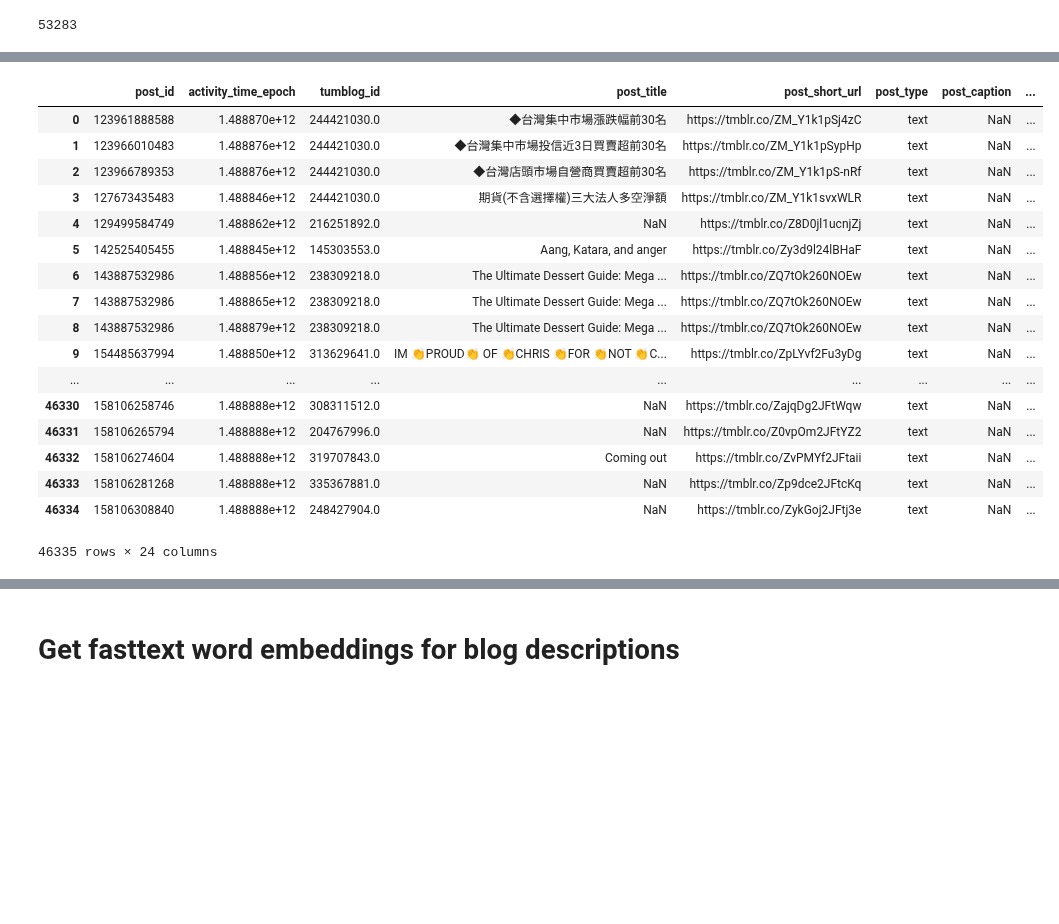
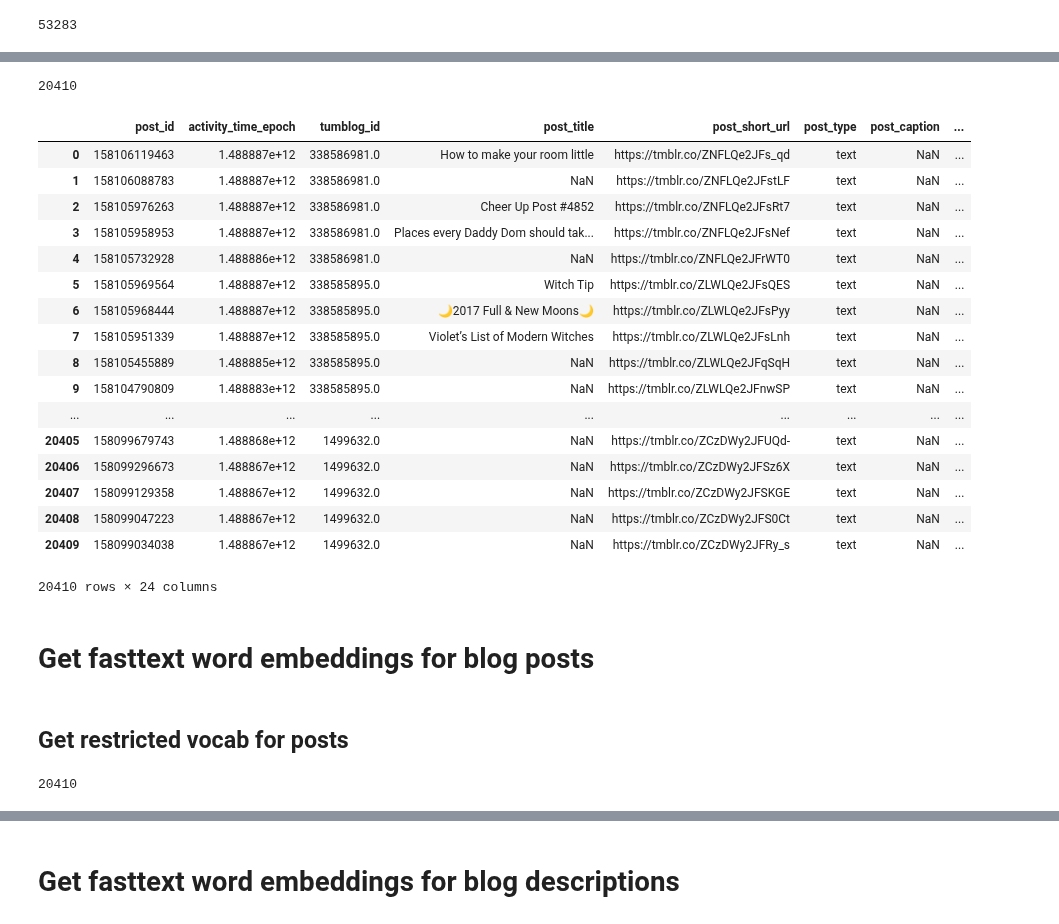
Before and after one commit to michaelmilleryoder/tumblr-scripts, a Jupyter notebook: jupyter/identity_data.ipynb, the cells around one changed output, grey strips where cells are left out. Saved outputs shown, nothing was run; the diff lists cells and outputs as text; code cells hidden in the pictures; blank space fills up the shorter version.

```diff
--- a/jupyter/identity_data.ipynb
+++ b/jupyter/identity_data.ipynb
@@ -118,21 +102,24 @@ Name: activity_time_epoch, Length: 53283, dtype: float64
 # %%
-halfday_desc.groupby('tumblog_id').head(5).reset_index(drop=True) # for some reason some tumblog_ids have less than 5 rows
+halfday_desc_top5 = halfday_desc5.groupby('tumblog_id').head(5).reset_index(drop=True)
+print(len(halfday_desc_top5))
+halfday_desc_top5
 # %% [output]
+20410
 |  | post_id | activity_time_epoch | tumblog_id | post_title | post_short_url | post_type | post_caption | ... |
-| 0 | 123961888588 | 1.488870e+12 | 244421030.0 | ◆台灣集中市場漲跌幅前30名 | https://tmblr.co/ZM_Y1k1pSj4zC | text | NaN | ... |
-| 1 | 123966010483 | 1.488876e+12 | 244421030.0 | ◆台灣集中市場投信近3日買賣超前30名 | https://tmblr.co/ZM_Y1k1pSypHp | text | NaN | ... |
-| 2 | 123966789353 | 1.488876e+12 | 244421030.0 | ◆台灣店頭市場自營商買賣超前30名 | https://tmblr.co/ZM_Y1k1pS-nRf | text | NaN | ... |
-| 3 | 127673435483 | 1.488846e+12 | 244421030.0 | 期貨(不含選擇權)三大法人多空淨額 | https://tmblr.co/ZM_Y1k1svxWLR | text | NaN | ... |
-| 4 | 129499584749 | 1.488862e+12 | 216251892.0 | NaN | https://tmblr.co/Z8D0jl1ucnjZj | text | NaN | ... |
-| 5 | 142525405455 | 1.488845e+12 | 145303553.0 | Aang, Katara, and anger | https://tmblr.co/Zy3d9l24lBHaF | text | NaN | ... |
-| 6 | 143887532986 | 1.488856e+12 | 238309218.0 | The Ultimate Dessert Guide: Mega ... | https://tmblr.co/ZQ7tOk260NOEw | text | NaN | ... |
-| 7 | 143887532986 | 1.488865e+12 | 238309218.0 | The Ultimate Dessert Guide: Mega ... | https://tmblr.co/ZQ7tOk260NOEw | text | NaN | ... |
-| 8 | 143887532986 | 1.488879e+12 | 238309218.0 | The Ultimate Dessert Guide: Mega ... | https://tmblr.co/ZQ7tOk260NOEw | text | NaN | ... |
-| 9 | 154485637994 | 1.488850e+12 | 313629641.0 | IM 👏PROUD👏 OF 👏CHRIS 👏FOR 👏NOT 👏C... | https://tmblr.co/ZpLYvf2Fu3yDg | text | NaN | ... |
+| 0 | 158106119463 | 1.488887e+12 | 338586981.0 | How to make your room little | https://tmblr.co/ZNFLQe2JFs_qd | text | NaN | ... |
+| 1 | 158106088783 | 1.488887e+12 | 338586981.0 | NaN | https://tmblr.co/ZNFLQe2JFstLF | text | NaN | ... |
+| 2 | 158105976263 | 1.488887e+12 | 338586981.0 | Cheer Up Post #4852 | https://tmblr.co/ZNFLQe2JFsRt7 | text | NaN | ... |
+| 3 | 158105958953 | 1.488887e+12 | 338586981.0 | Places every Daddy Dom should tak... | https://tmblr.co/ZNFLQe2JFsNef | text | NaN | ... |
+| 4 | 158105732928 | 1.488886e+12 | 338586981.0 | NaN | https://tmblr.co/ZNFLQe2JFrWT0 | text | NaN | ... |
+| 5 | 158105969564 | 1.488887e+12 | 338585895.0 | Witch Tip | https://tmblr.co/ZLWLQe2JFsQES | text | NaN | ... |
+| 6 | 158105968444 | 1.488887e+12 | 338585895.0 | 🌙2017 Full & New Moons🌙 | https://tmblr.co/ZLWLQe2JFsPyy | text | NaN | ... |
+| 7 | 158105951339 | 1.488887e+12 | 338585895.0 | Violet’s List of Modern Witches | https://tmblr.co/ZLWLQe2JFsLnh | text | NaN | ... |
+| 8 | 158105455889 | 1.488885e+12 | 338585895.0 | NaN | https://tmblr.co/ZLWLQe2JFqSqH | text | NaN | ... |
+| 9 | 158104790809 | 1.488883e+12 | 338585895.0 | NaN | https://tmblr.co/ZLWLQe2JFnwSP | text | NaN | ... |
 | ... | ... | ... | ... | ... | ... | ... | ... | ... |
-| 46330 | 158106258746 | 1.488888e+12 | 308311512.0 | NaN | https://tmblr.co/ZajqDg2JFtWqw | text | NaN | ... |
-| 46331 | 158106265794 | 1.488888e+12 | 204767996.0 | NaN | https://tmblr.co/Z0vpOm2JFtYZ2 | text | NaN | ... |
-| 46332 | 158106274604 | 1.488888e+12 | 319707843.0 | Coming out | https://tmblr.co/ZvPMYf2JFtaii | text | NaN | ... |
-| 46333 | 158106281268 | 1.488888e+12 | 335367881.0 | NaN | https://tmblr.co/Zp9dce2JFtcKq | text | NaN | ... |
-| 46334 | 158106308840 | 1.488888e+12 | 248427904.0 | NaN | https://tmblr.co/ZykGoj2JFtj3e | text | NaN | ... |
+| 20405 | 158099679743 | 1.488868e+12 | 1499632.0 | NaN | https://tmblr.co/ZCzDWy2JFUQd- | text | NaN | ... |
+| 20406 | 158099296673 | 1.488867e+12 | 1499632.0 | NaN | https://tmblr.co/ZCzDWy2JFSz6X | text | NaN | ... |
+| 20407 | 158099129358 | 1.488867e+12 | 1499632.0 | NaN | https://tmblr.co/ZCzDWy2JFSKGE | text | NaN | ... |
+| 20408 | 158099047223 | 1.488867e+12 | 1499632.0 | NaN | https://tmblr.co/ZCzDWy2JFS0Ct | text | NaN | ... |
+| 20409 | 158099034038 | 1.488867e+12 | 1499632.0 | NaN | https://tmblr.co/ZCzDWy2JFRy_s | text | NaN | ... |
-46335 rows × 24 columns
+20410 rows × 24 columns
@@ -138,0 +128,4 @@ halfday_desc.groupby('tumblog_id').head(5).reset_index(drop=True) # for some rea
+# %% [markdown]
+# Get fasttext word embeddings for blog posts
+# %% [markdown]
+## Get restricted vocab for posts
@@ -138,0 +135,5 @@ halfday_desc.groupby('tumblog_id').head(5).reset_index(drop=True) # for some rea
+# %%
+posts = halfday_desc_top5['body'].tolist()
+len(posts)
+# %% [output]
+20410
```
Also changed, not shown: parts of 26 cells of this notebook, 3 other files.
